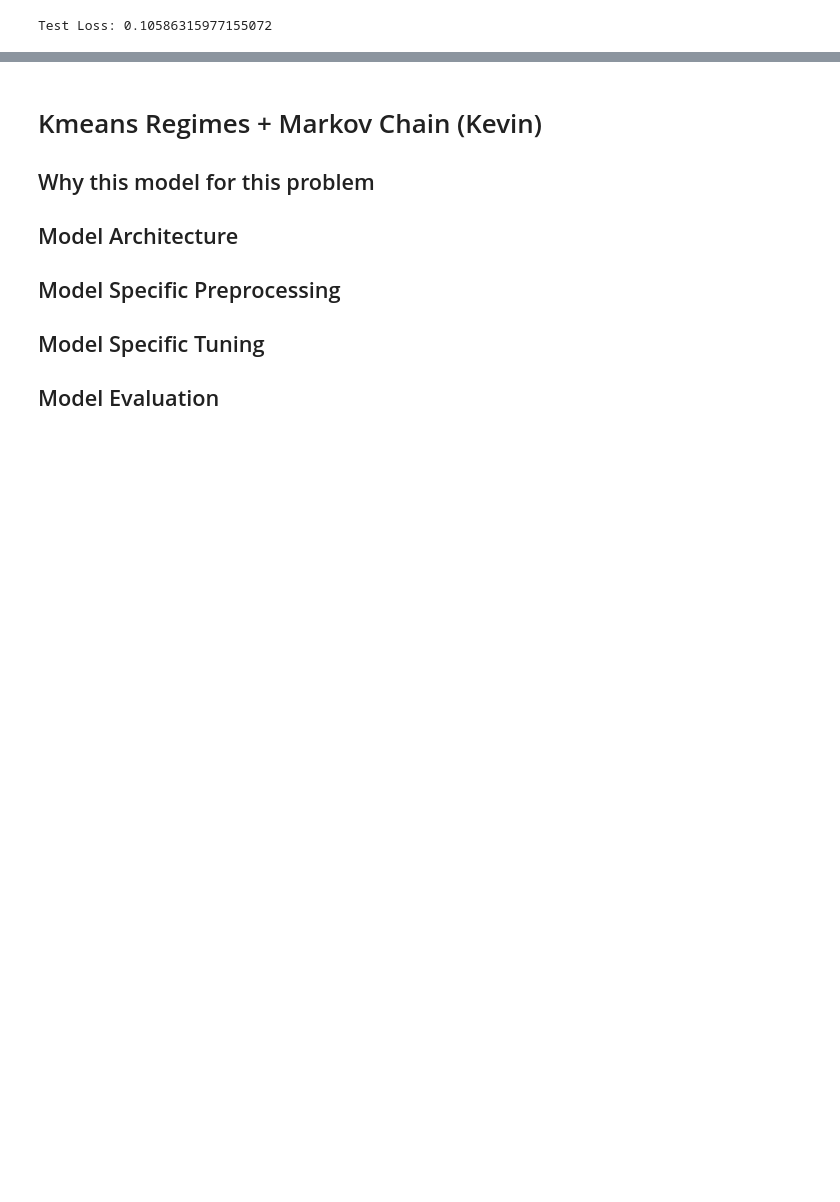
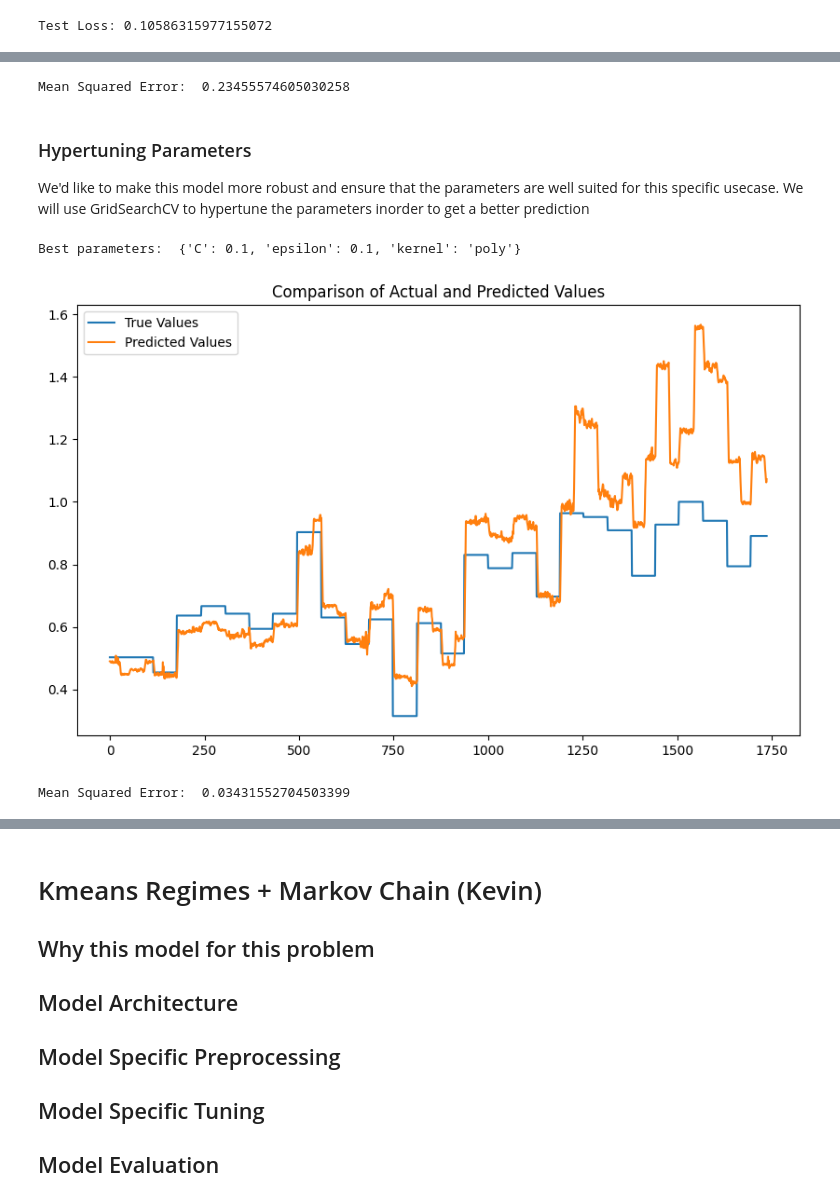
Before and after one commit to franco-rey/521-Final-Project, a Jupyter notebook: Group Report - OUTLINE FOR WRITING.ipynb, the cells around one changed output, grey strips where cells are left out. Cells and saved outputs as stored; diff of their text form; code cells hidden in the pictures; blank space fills up the shorter version.

```diff
--- a/Group Report - OUTLINE FOR WRITING.ipynb
+++ b/Group Report - OUTLINE FOR WRITING.ipynb
@@ -742,0 +775,66 @@ The Random Forest model may underperform compared to RNNs and XGBoost in this pr
+# %%
+from sklearn.metrics import mean_squared_error
+# Make predictions on the test set
+y_pred = svr.predict(X_test_reshaped)
+# Calculate the mean squared error
+mse = mean_squared_error(y_test, y_pred)
+print("Mean Squared Error: ", mse)
+# %% [output]
+Mean Squared Error:  0.23455574605030258
+# %% [markdown]
+### Hypertuning Parameters
+We'd like to make this model more robust and ensure that the parameters are well suited for this specific usecase. We will use GridSearchCV to hypertune the parameters inorder to get a better prediction
+# %%
+from sklearn.model_selection import GridSearchCV
+
+# Define the parameter grid
+param_grid = {
+    'C': [0.1, 1, 10, 100],
+    'epsilon': [0.1, 0.2, 0.3, 0.4, 0.5],
+    'kernel': ['rbf', 'linear', 'poly']
+}
+
+# Create a Support Vector Regressor
+svr = SVR()
+
+# Create GridSearchCV object
+grid_search = GridSearchCV(svr, param_grid, cv=5, scoring='neg_mean_squared_error')
+
+# Fit the model
+grid_search.fit(X_train_reshaped, y_train)
+
+# Get the best parameters
+best_params = grid_search.best_params_
+
+print("Best parameters: ", best_params)
+
+# Train the model with the best parameters
+svr_best = SVR(**best_params)
+svr_best.fit(X_train_reshaped, y_train)
+
+# Make predictions on the test set
+y_pred = svr_best.predict(X_test_reshaped)
+# %% [output]
+Best parameters:  {'C': 0.1, 'epsilon': 0.1, 'kernel': 'poly'}
+# %%
+import matplotlib.pyplot as plt
+
+# Predicting
+predicted_values = svr_best.predict(X_test_reshaped)
+plt.figure(figsize=(10, 6))
+plt.plot(y_test, label='True Values')
+plt.plot(predicted_values, label='Predicted Values')
+plt.title('Comparison of Actual and Predicted Values')
+plt.legend()
+plt.show()
+# %% [output]
+[figure, added]
+# %%
+from sklearn.metrics import mean_squared_error
+# Make predictions on the test set
+y_pred = svr_best.predict(X_test_reshaped)
+# Calculate the mean squared error
+mse = mean_squared_error(y_test, y_pred)
+print("Mean Squared Error: ", mse)
+# %% [output]
+Mean Squared Error:  0.03431552704503399
```
Also changed, not shown: parts of 23 cells of this notebook.
